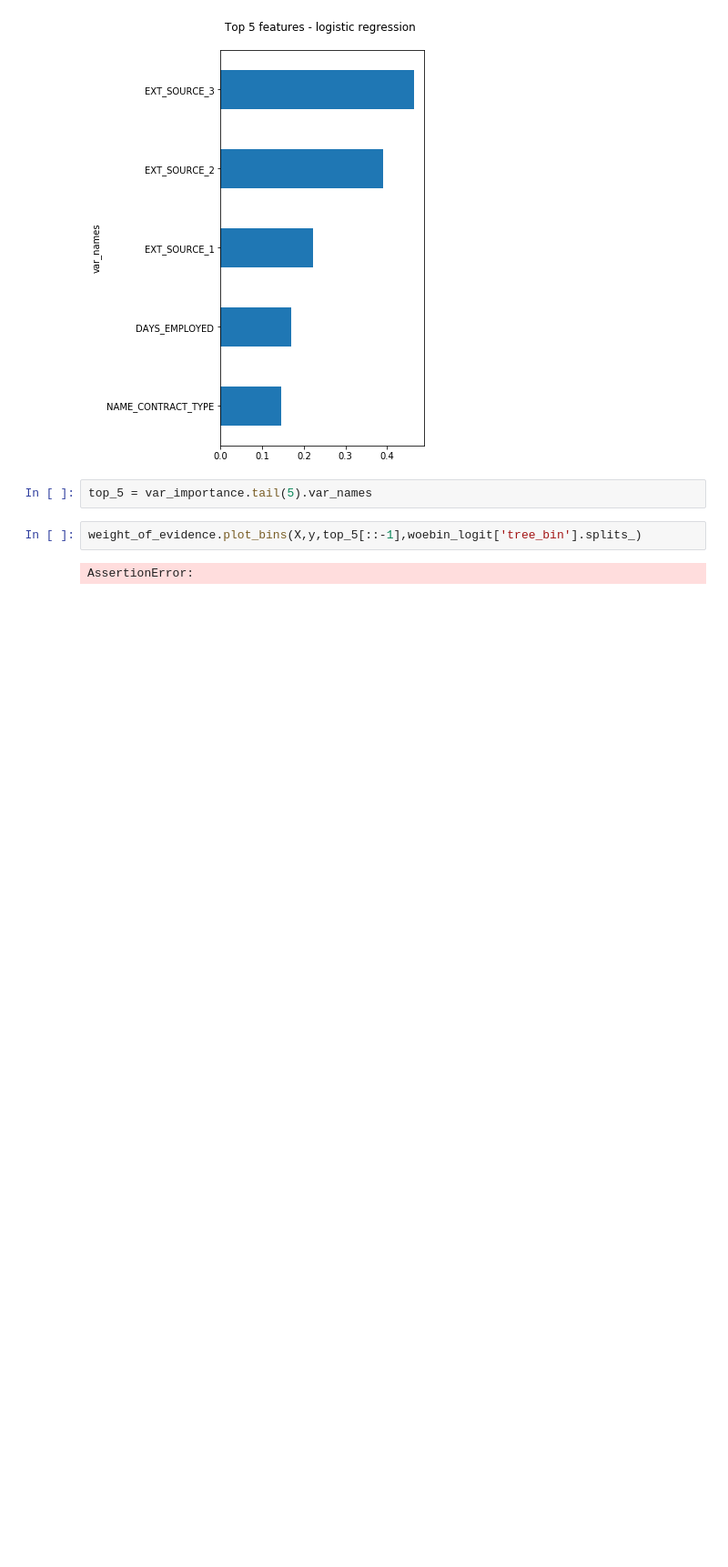
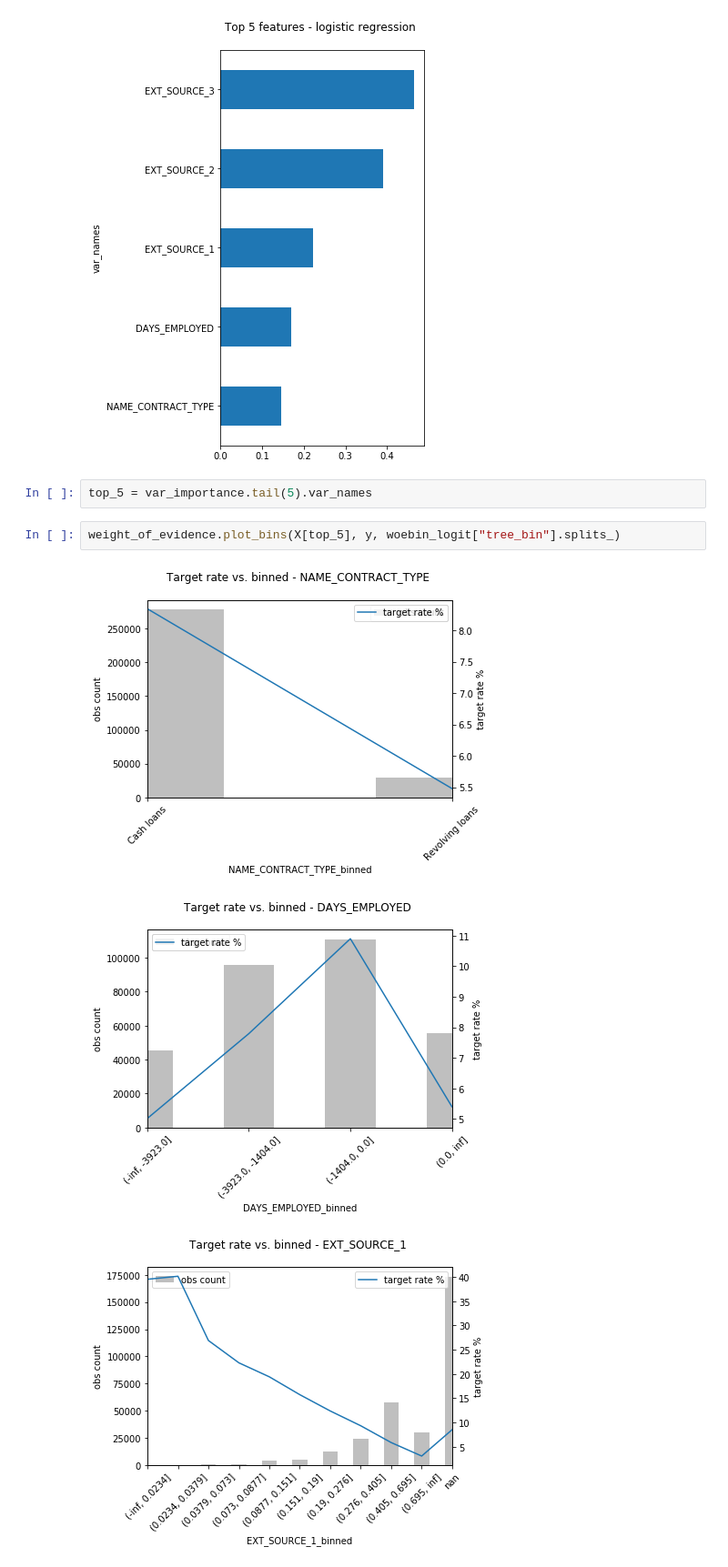
Before and after one commit to oli5679/WeightOfEvidenceDemo, a Jupyter notebook: Homecredit Benchmark.ipynb, the cells around one changed output. Shown: that part at 91% size. Drawn from its saved outputs; the diff is of its cells as text; blank space fills up the shorter version.

```diff
--- a/Homecredit Benchmark.ipynb
+++ b/Homecredit Benchmark.ipynb
@@ -216,6 +216,8 @@ var_importance = plot_reg_coefs(
 # %%
 top_5 = var_importance.tail(5).var_names
 # %%
-weight_of_evidence.plot_bins(X,y,top_5[::-1],woebin_logit['tree_bin'].splits_)
+weight_of_evidence.plot_bins(X[top_5], y, woebin_logit["tree_bin"].splits_)
 # %% [output]
-AssertionError:
+[figure, added]
+[figure, added]
+[figure, added]
```
Also changed, not shown: parts of 2 cells of this notebook, 3 other files.
